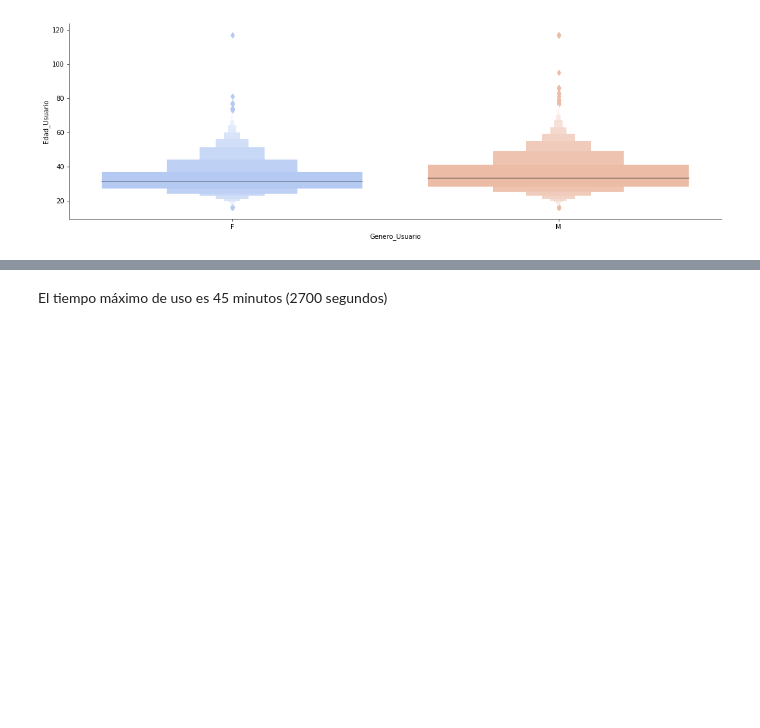
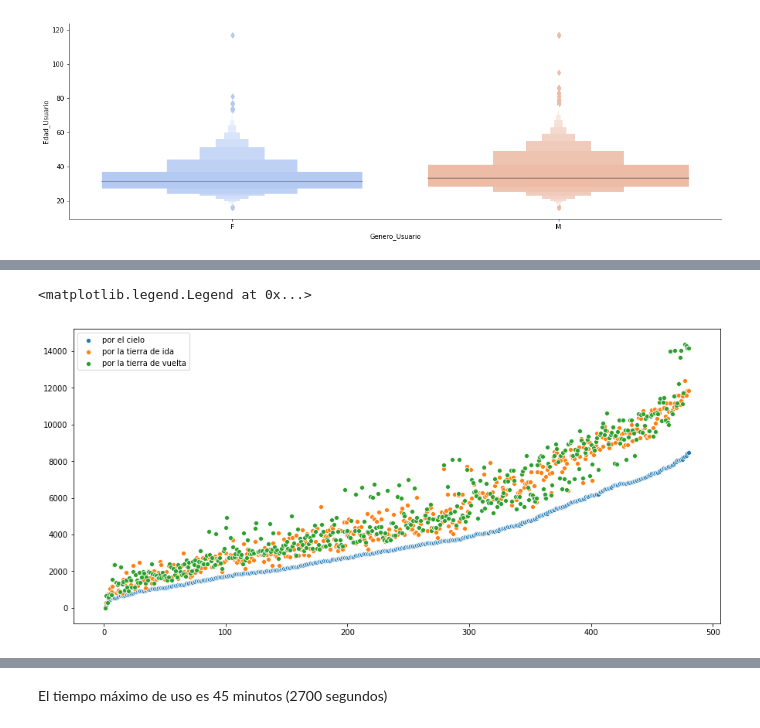
Before and after one commit to paloderosa/ecobici_analysis, a Jupyter notebook: ecobici_network.ipynb, the cells around one changed output, grey strips where cells are left out. Drawn from its saved outputs; the diff is of its cells as text; code cells hidden in the pictures; blank space fills up the shorter version.

```diff
--- a/ecobici_network.ipynb
+++ b/ecobici_network.ipynb
@@ -114,3 +140,18 @@ ecobici_service = BikeService(delegaciones, ecobici_stations, travels)
+# %%
+straight_distances_indices = [val[0] for val in sorted(enumerate(straight_distances[0,:]), key = lambda x: x[1])]
+straight_distances_sorted = [straight_distances[0,:][index] for index in straight_distances_indices]
+street_distances_from_sorted = [street_distances[0,:][index] for index in straight_distances_indices]
+street_distances_to_sorted = [street_distances[:,0][index] for index in straight_distances_indices]
+# %%
+plt.figure(figsize = (15,7))
+
+sns.scatterplot(np.arange(1,ecobici_service.size+1), straight_distances_sorted, label = 'por el cielo')
+sns.scatterplot(np.arange(1,ecobici_service.size+1), street_distances_from_sorted, label = 'por la tierra de ida')
+sns.scatterplot(np.arange(1,ecobici_service.size+1), street_distances_to_sorted, label = 'por la tierra de vuelta')
+plt.legend()
+# %% [output]
+<matplotlib.legend.Legend at 0x...>
+[figure, added]
 # %%
 ecobici_service.station(20).plot_connections()
 # %% [output]
```
Also changed, not shown: parts of 16 cells of this notebook, 5 other files.
